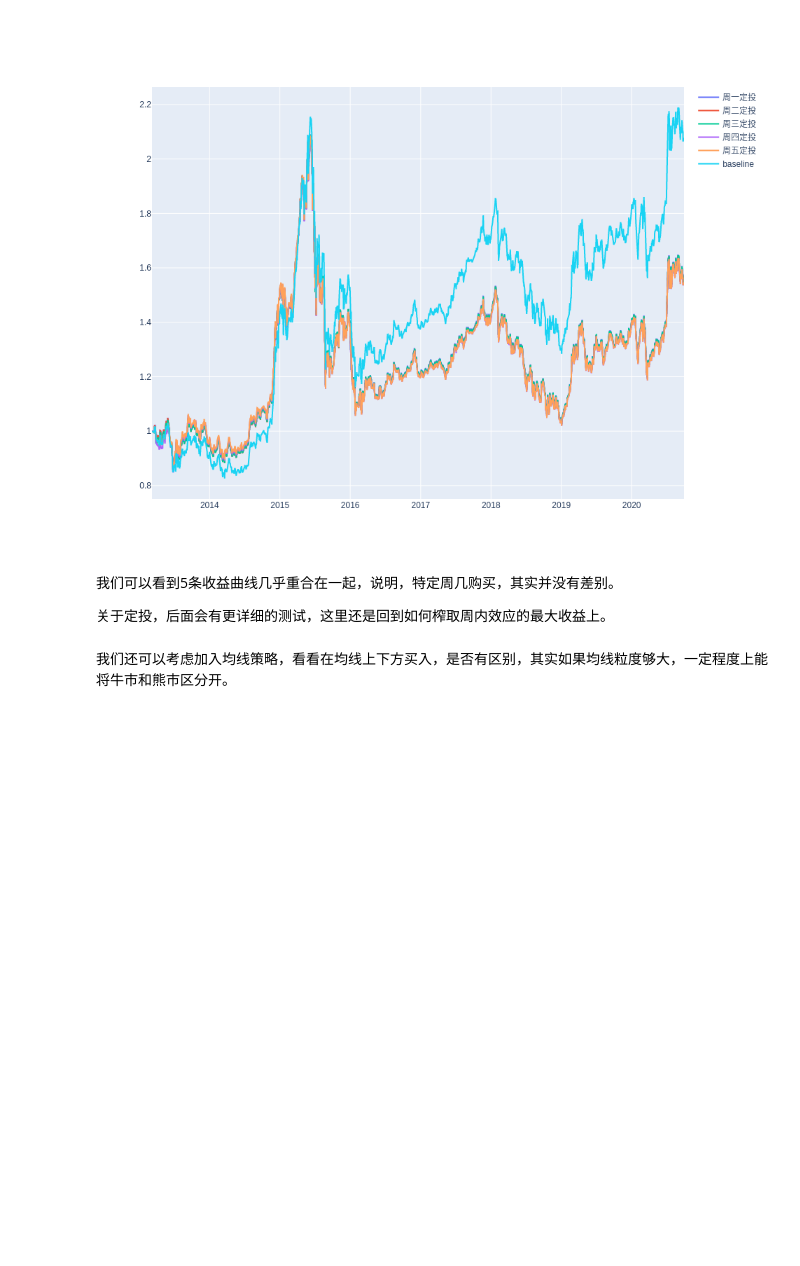
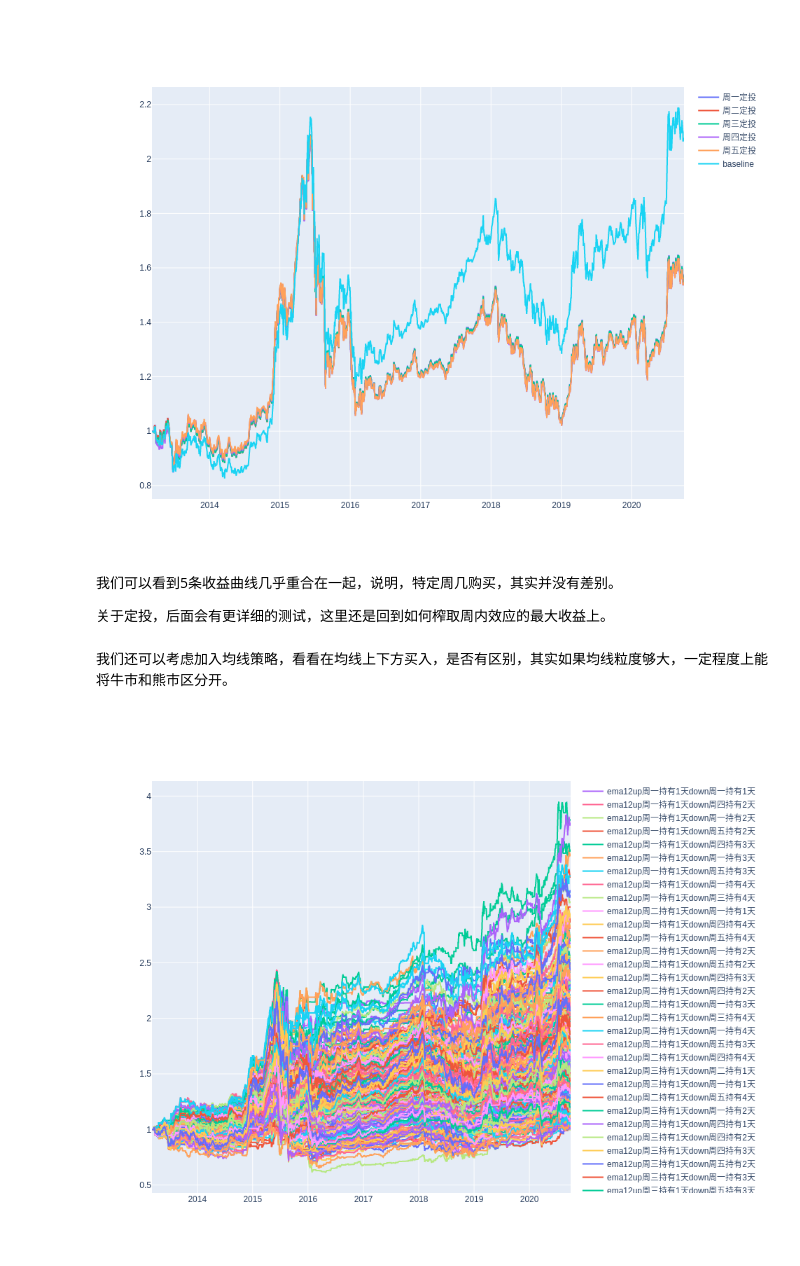
Before and after one commit to zhs007/jupyternotebook.demo, a Jupyter notebook: home/trdb2/weekday001.ipynb, the cells around one changed output. Cells and saved outputs as stored; diff of their text form; code cells hidden in the pictures; blank space fills up the shorter version.

```diff
--- a/home/trdb2/weekday001.ipynb
+++ b/home/trdb2/weekday001.ipynb
@@ -359,7 +359,7 @@ trdb2py.showPNLs(lstaippnl + [pnlBaseline], toImg=isStaticImg, width=width, heig
 # %%
 lstparams = []
 
-for ema in range(11, 12):
+for ema in range(12, 13):
     for sdo in range(1, 5):
         for sd in range(1, 6):
             buy0 = trdb2py.trading2_pb2.CtrlCondition(
@@ -408,33 +408,35 @@ for ema in range(11, 12):
 
                     sell3 = trdb2py.trading2_pb2.CtrlCondition(
                         name='ctrlconditionid',
                         vals=[2],
                         strVals=['buy'],
                         group=1,
                     )
 
 
                     s0 = trdb2py.trading2_pb2.Strategy(
                         name="normal",
                         asset=trdb2py.str2asset(asset),
                     )
 
                     s0.buy.extend([buy0, buy1, buy2, buy3])
                     s0.sell.extend([sell0, sell1, sell2, sell3])
                     s0.paramsBuy.CopyFrom(paramsbuy)
                     s0.paramsSell.CopyFrom(paramssell)
                     s0.paramsInit.CopyFrom(paramsinit)
                     lstparams.append(trdb2py.trading2_pb2.SimTradingParams(
                         assets=[trdb2py.str2asset(asset)],
                         startTs=tsStart,
                         endTs=tsEnd,
                         strategies=[s0],
                         title='ema{}up{}持有{}天down{}持有{}天'.format(ema, lsttitle[sd-1], sdo, lsttitle[ed-1], edo),
                     ))
 
 lstpnlmix = trdb2py.simTradings(trdb2cfg, lstparams, ignoreTotalReturn=1)
 
 trdb2py.showPNLs(lstpnlmix + [pnlBaseline], toImg=isStaticImg, width=width, height=height)
+# %% [output]
+[figure, added]
 # %%
 dfpnl = trdb2py.buildPNLReport(lstpnlmix + [pnlBaseline])
 
```
Also changed, not shown: parts of 1 cell of this notebook.
